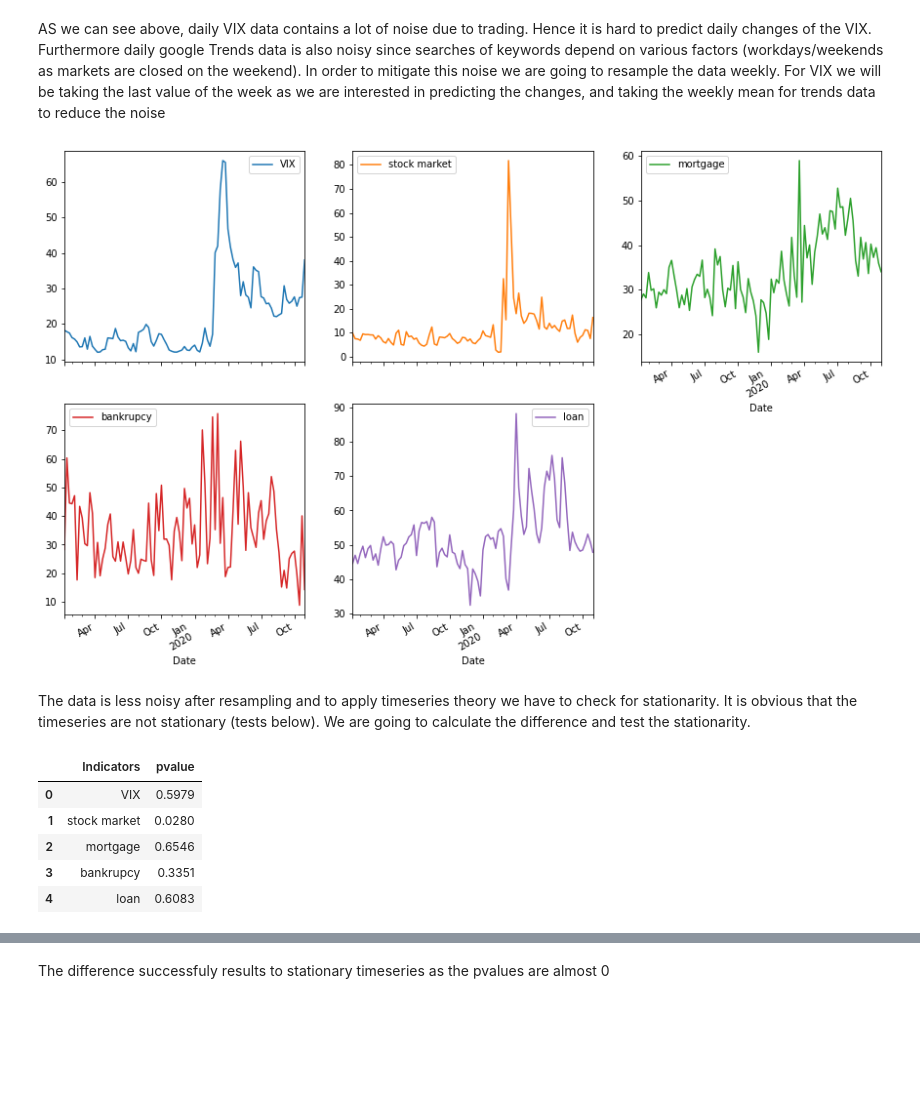
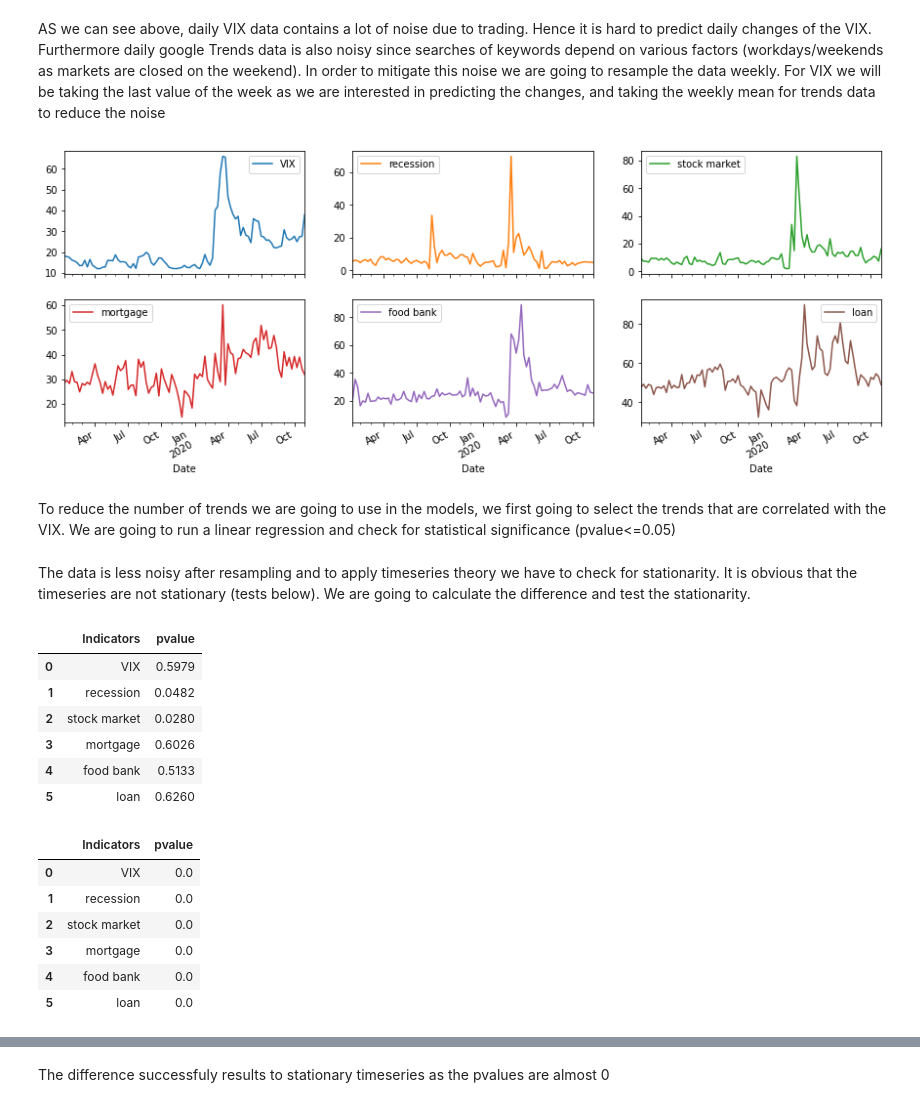
Before and after one commit to epfl-ada/ada-2020-project-milestone-p3-p3_tak, a Jupyter notebook: VIX.ipynb, the cells around one changed output, grey strips where cells are left out. Saved outputs shown, nothing was run; the diff lists cells and outputs as text; code cells hidden in the pictures; blank space fills up the shorter version.

```diff
--- a/VIX.ipynb
+++ b/VIX.ipynb
@@ -90,21 +92,6 @@ df_market.rename(columns={"Close": "VIX"}, inplace=True)
 axes = df_market.plot(figsize=(16,10))
 _ = axes.set_xlabel("Date", fontsize="x-large")
 _ = plt.legend(fontsize="x-large")
-keywords = ["stock market", "mortgage", "bankrupcy", "loan"]
-# keywords=['recession',
-#           'war',
-#           'stock market',
-#           'conflict',
-#           'terrorism',
-#           'mortgage',
-#           'bankrupcy',
-#           'debt',
-#           'elections',
-#           'economy',
-#           'protest',
-#           'shooting',
-#           'food bank',
-#           'loan']
 # %% [output]
 [figure]
 # %% [markdown]
@@ -134,6 +120,8 @@ For VIX we will be taking the last value of the week as we are interested in pre
 # %%
 df_vix = df_market["VIX"].resample("1W").last().to_frame()
 df_vix[keywords] = df_market[keywords].resample("1W").mean()
-_ = df_vix.plot(subplots=True, layout=(3, 3), figsize=(15, 15))
+_ = df_vix.plot(subplots=True, layout=(5, 3), figsize=(15, 15))
 # %% [output]
-[figure, old version]
+[figure, new version]
+# %% [markdown]
+To reduce the number of trends we are going to use in the models, we first going to select the trends that are correlated with the VIX. We are going to run a linear regression and check for statistical significance (pvalue<=0.05)
@@ -141,9 +145,11 @@ _ = df_vix.plot(subplots=True, layout=(3, 3), figsize=(15, 15))
 The data is less noisy after resampling and to apply timeseries theory we have to check for stationarity. It is obvious that the timeseries are not stationary (tests below). We are going to calculate the difference and test the stationarity.
 # %%
 column_names = df_vix.columns
+#realizing augmented Dickey-Fuller test for stationarity for all timeseries
 ADF_pvalues = [
     adfuller(df_vix[column_name], regression="nc")[1] for column_name in column_names
 ]
+
 # putting the p-values in a df for pretty printing
 df_pvalues = pd.DataFrame(
     list(zip(column_names, ADF_pvalues)), columns=["Indicators", "pvalue"]
@@ -152,10 +158,11 @@ df_pvalues.round(4)
 # %% [output]
 |  | Indicators | pvalue |
 | 0 | VIX | 0.5979 |
-| 1 | stock market | 0.0280 |
-| 2 | mortgage | 0.6546 |
-| 3 | bankrupcy | 0.3351 |
-| 4 | loan | 0.6083 |
+| 1 | recession | 0.0482 |
+| 2 | stock market | 0.0280 |
+| 3 | mortgage | 0.6026 |
+| 4 | food bank | 0.5133 |
+| 5 | loan | 0.6260 |
 # %%
 # Making the timeseries stationary by log difference (most used by practionners)
 df_vix = df_vix - df_vix.shift(1)
@@ -169,4 +176,12 @@ df_pvalues = pd.DataFrame(
     list(zip(column_names, ADF_pvalues)), columns=["Indicators", "pvalue"]
 )
 df_pvalues.round(5)
-df_all_saved = df_vix.copy()
+# df_all_saved = df_vix.copy()
+# %% [output]
+|  | Indicators | pvalue |
+| 0 | VIX | 0.0 |
+| 1 | recession | 0.0 |
+| 2 | stock market | 0.0 |
+| 3 | mortgage | 0.0 |
+| 4 | food bank | 0.0 |
+| 5 | loan | 0.0 |
```
Also changed, not shown: parts of 55 cells of this notebook.
